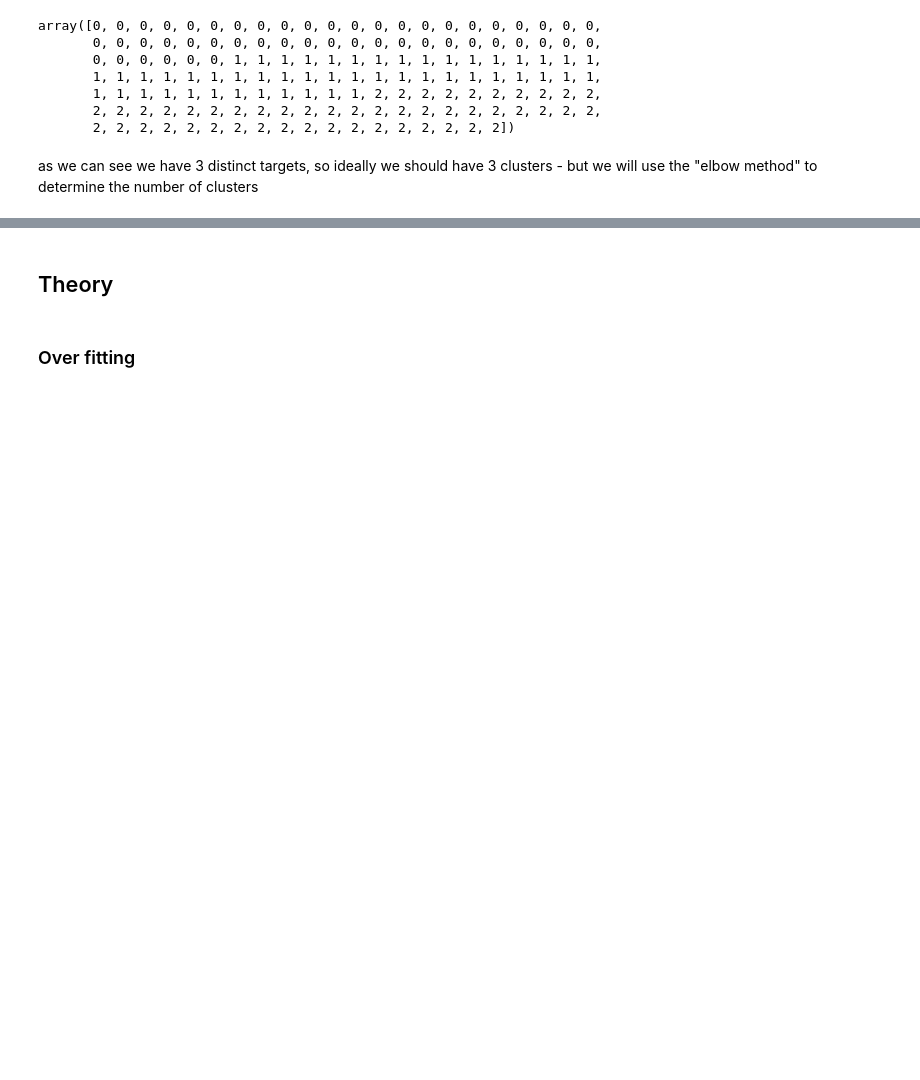
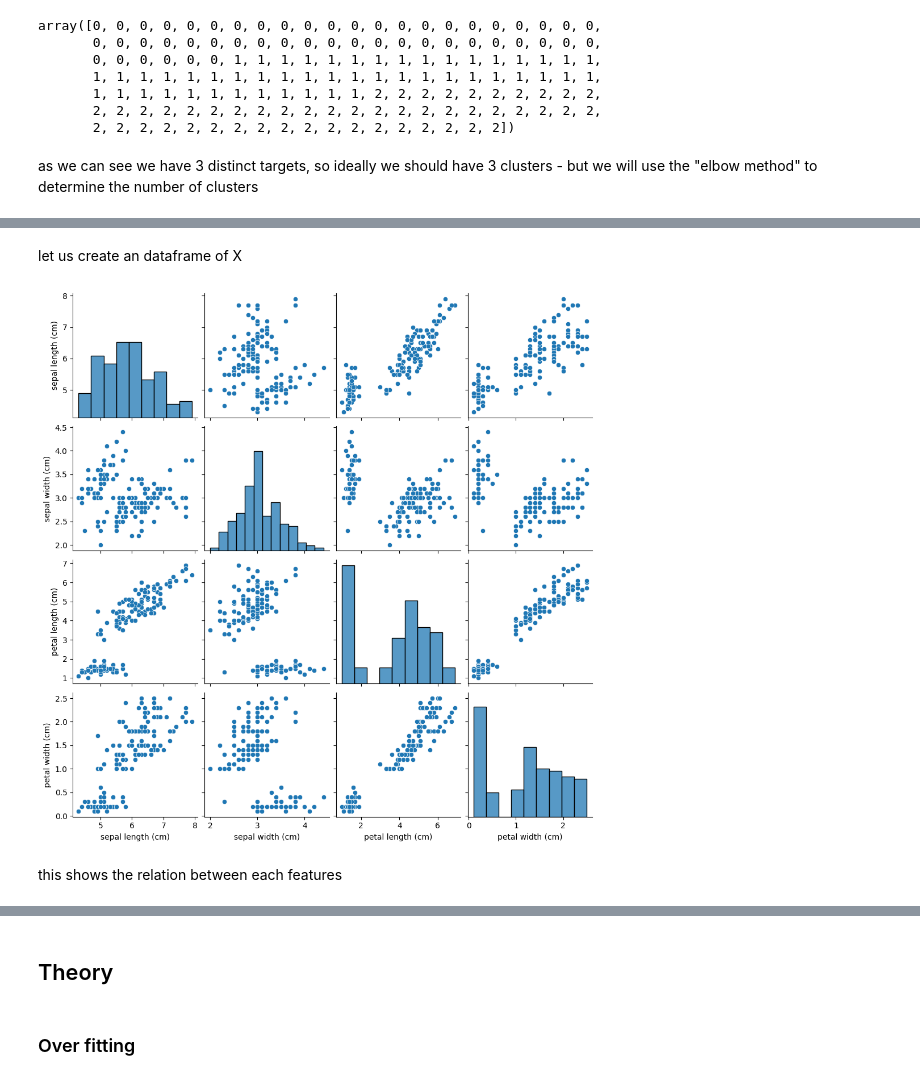
Before and after one commit to Saad-SYEDK/Machine_Learning, a Jupyter notebook: machine_learning.ipynb, the cells around one changed output, grey strips where cells are left out. Saved outputs shown, nothing was run; the diff lists cells and outputs as text; code cells hidden in the pictures; blank space fills up the shorter version.

```diff
--- a/machine_learning.ipynb
+++ b/machine_learning.ipynb
@@ -1203,0 +1258,13 @@ X, y = df.data , df.target
+# %% [markdown]
+let us create an dataframe of X
+# %%
+columns = ['sepal length (cm)', 'sepal width (cm)', 'petal length (cm)', 'petal width (cm)']
+X_df = pd.DataFrame(X, columns=columns)
+# %%
+import seaborn as sns
+sns.pairplot(X_df)
+plt.show()
+# %% [output]
+[figure, added]
+# %% [markdown]
+this shows the relation between each features
```
Also changed, not shown: parts of 7 cells of this notebook.
